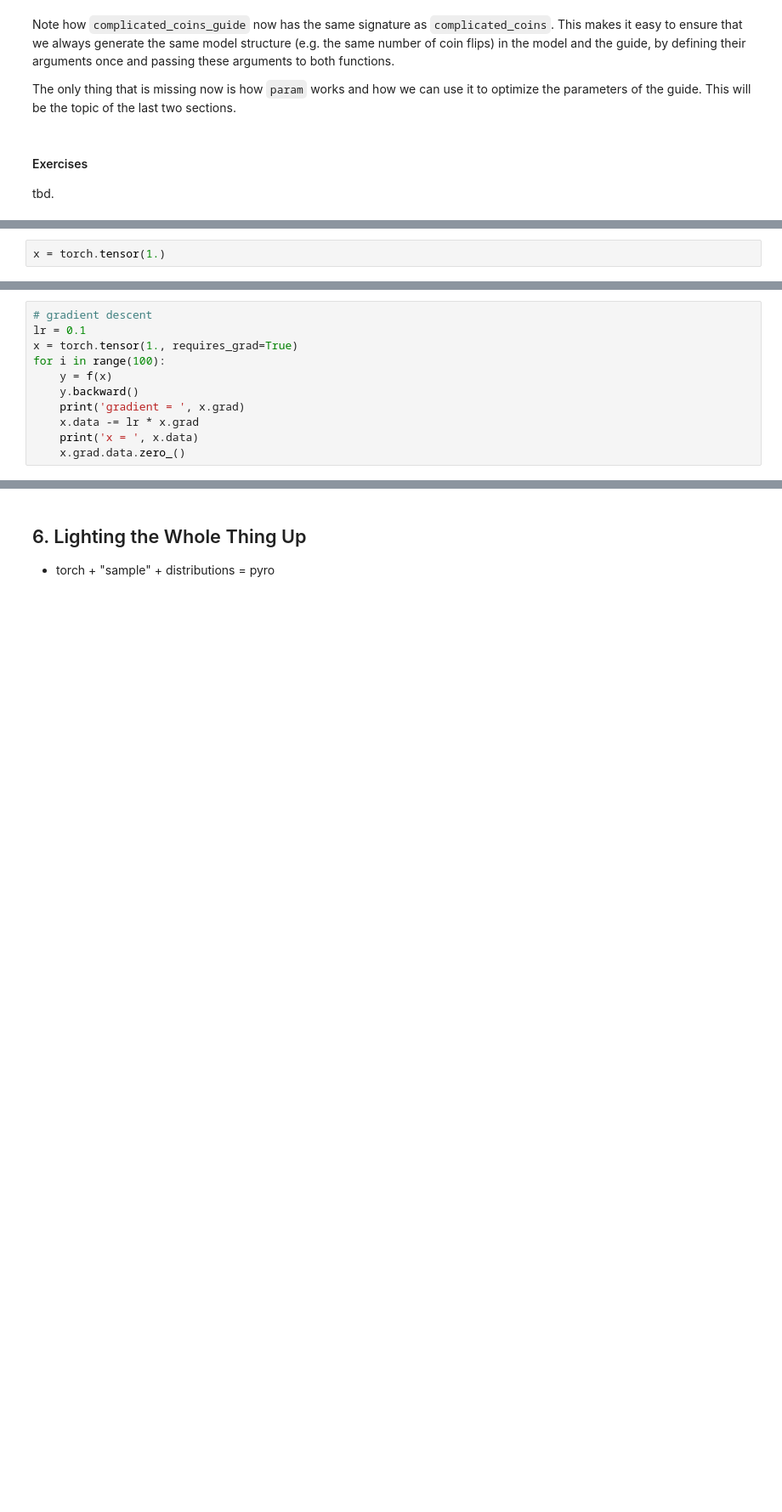
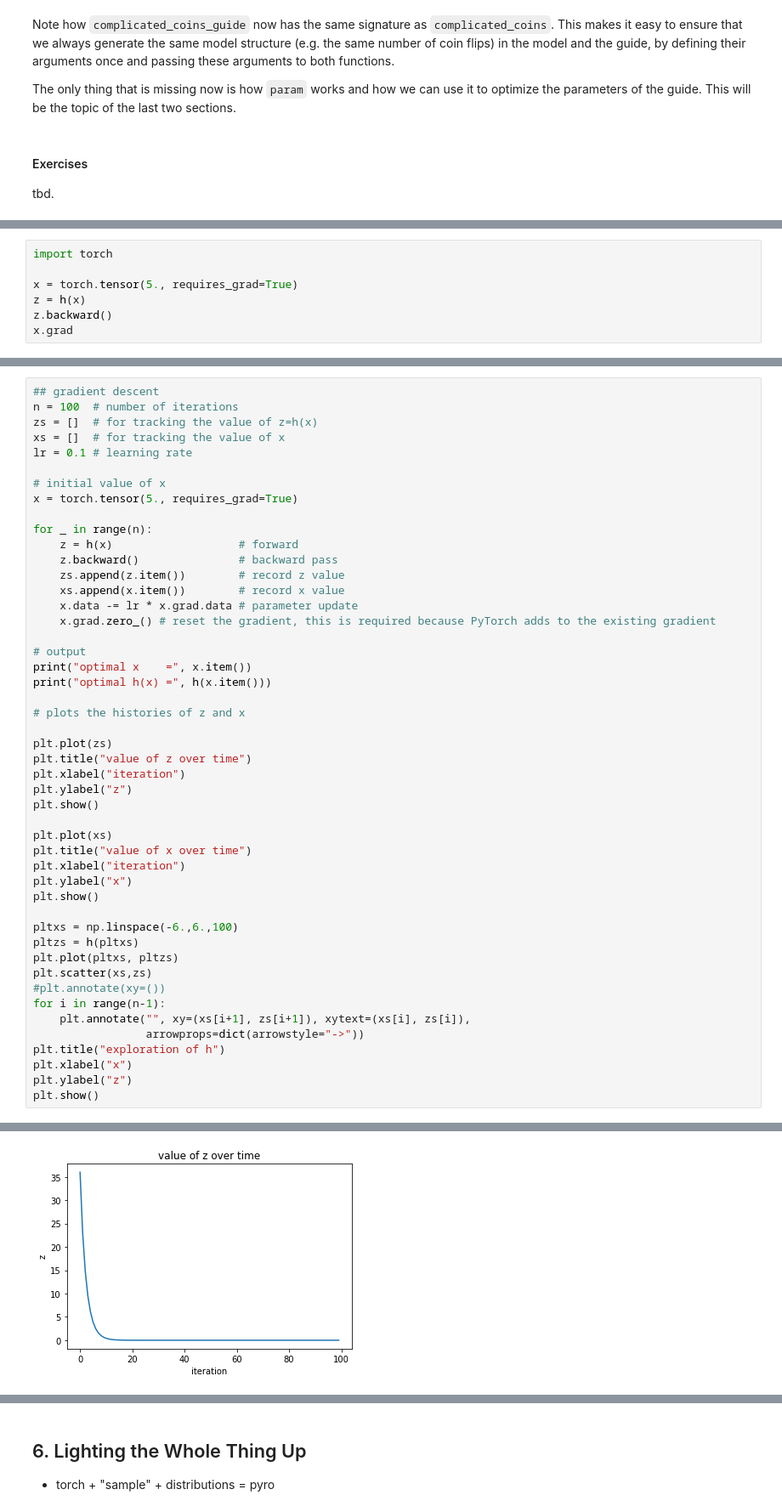
Before and after one commit to DCMLab/probabilistic_harmony_model, a Jupyter notebook: How Pyro Really Works.ipynb, the cells around one changed output, grey strips where cells are left out. Shown at 85% size. Saved outputs shown, nothing was run; the diff lists cells and outputs as text; blank space fills up the shorter version.

```diff
--- a/How Pyro Really Works.ipynb
+++ b/How Pyro Really Works.ipynb
@@ -918,2 +935,0 @@ import torch
-# %%
-x = torch.tensor(1.)
@@ -936,11 +1041,0 @@ tensor(1.)
-# %%
-# gradient descent
-lr = 0.1
-x = torch.tensor(1., requires_grad=True)
-for i in range(100):
-    y = f(x)
-    y.backward()
-    print('gradient = ', x.grad)
-    x.data -= lr * x.grad
-    print('x = ', x.data)
-    x.grad.data.zero_()
@@ -970,0 +1048,7 @@ RuntimeError: Can't call numpy() on Variable that requires grad. Use var.detach(
+# %%
+import torch
+
+x = torch.tensor(5., requires_grad=True)
+z = h(x)
+z.backward()
+x.grad
@@ -970,0 +1158,49 @@ RuntimeError: Can't call numpy() on Variable that requires grad. Use var.detach(
+# %%
+## gradient descent
+n = 100  # number of iterations
+zs = []  # for tracking the value of z=h(x)
+xs = []  # for tracking the value of x
+lr = 0.1 # learning rate
+
+# initial value of x
+x = torch.tensor(5., requires_grad=True)
+
+for _ in range(n):
+    z = h(x)                   # forward
+    z.backward()               # backward pass
+    zs.append(z.item())        # record z value
+    xs.append(x.item())        # record x value
+    x.data -= lr * x.grad.data # parameter update
+    x.grad.zero_() # reset the gradient, this is required because PyTorch adds to the existing gradient
+
+# output
+print("optimal x    =", x.item())
+print("optimal h(x) =", h(x.item()))
+
+# plots the histories of z and x
+
+plt.plot(zs)
+plt.title("value of z over time")
+plt.xlabel("iteration")
+plt.ylabel("z")
+plt.show()
+
+plt.plot(xs)
+plt.title("value of x over time")
+plt.xlabel("iteration")
+plt.ylabel("x")
+plt.show()
+
+pltxs = np.linspace(-6.,6.,100)
+pltzs = h(pltxs)
+plt.plot(pltxs, pltzs)
+plt.scatter(xs,zs)
+#plt.annotate(xy=())
+for i in range(n-1):
+    plt.annotate("", xy=(xs[i+1], zs[i+1]), xytext=(xs[i], zs[i]),
+                 arrowprops=dict(arrowstyle="->"))
+plt.title("exploration of h")
+plt.xlabel("x")
+plt.ylabel("z")
+plt.show()
+# %% [output]
@@ -970,0 +1209 @@ RuntimeError: Can't call numpy() on Variable that requires grad. Use var.detach(
+[figure, added]
```
Also changed, not shown: parts of 46 cells of this notebook, 1 other file.
